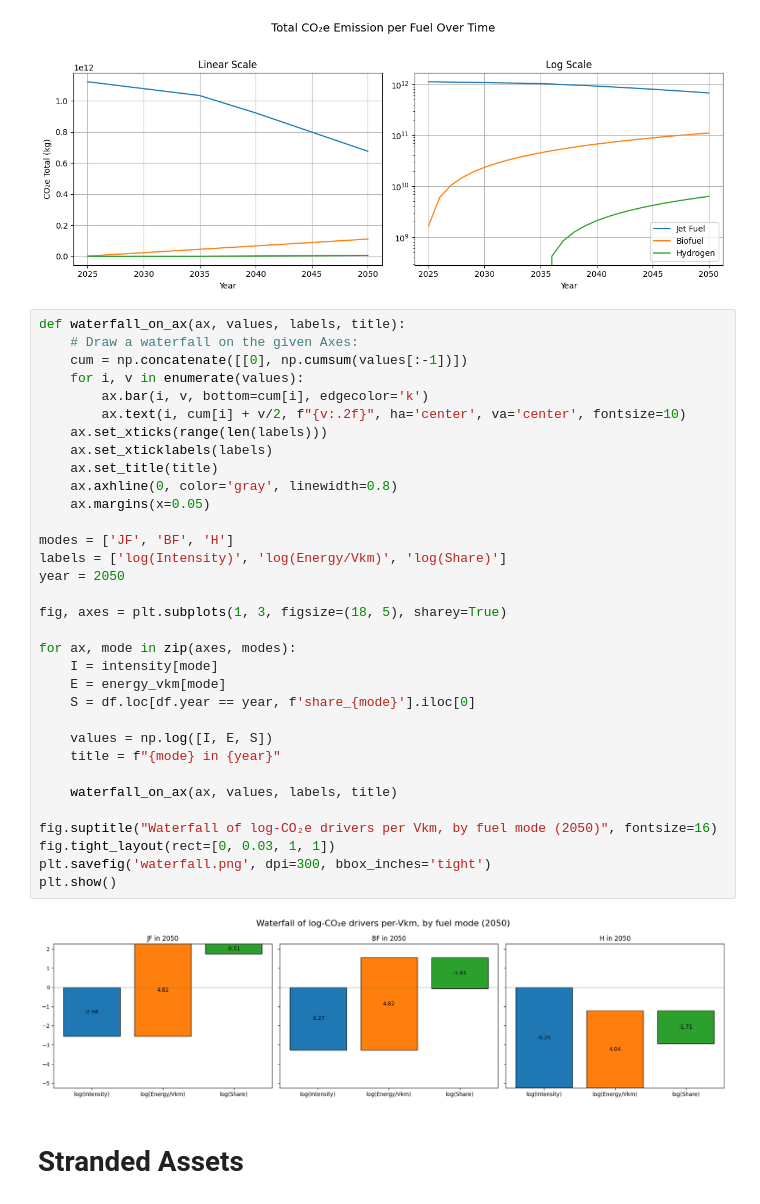
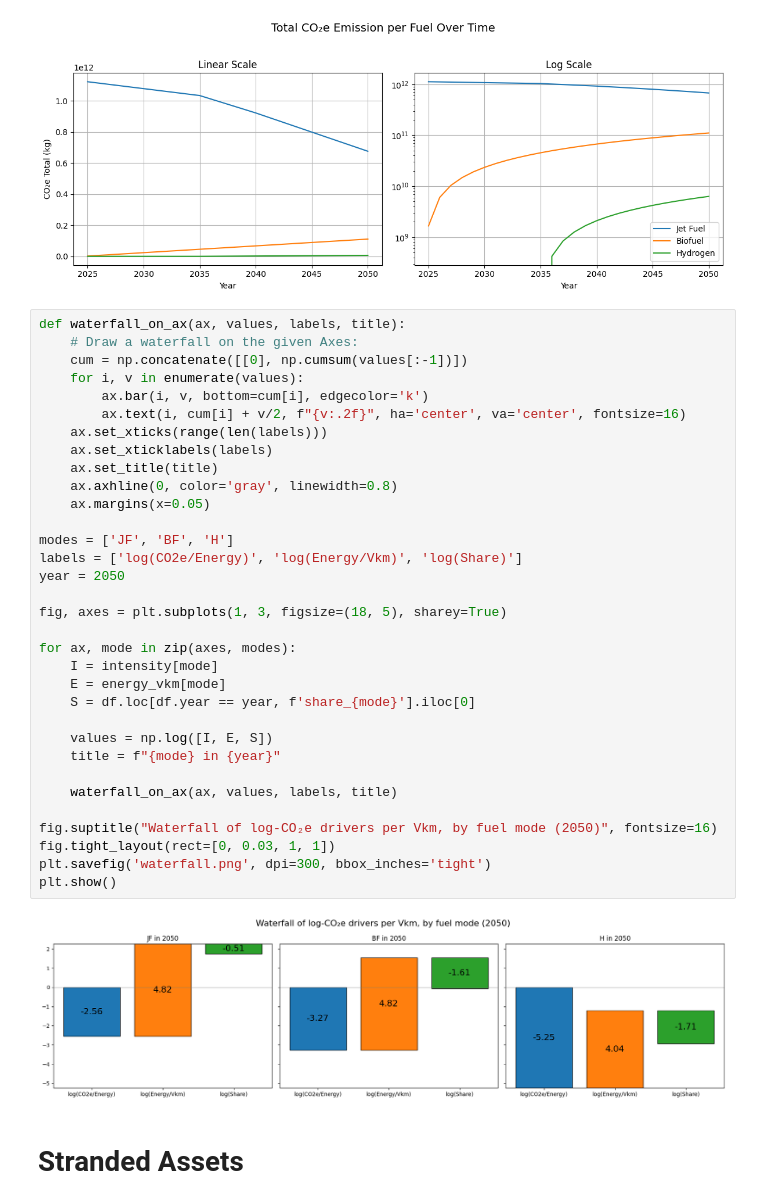
Before and after one commit to NovemberDays/Future-of-Aviation-Analysis, a Jupyter notebook: analysis.ipynb, the cells around one changed output. Drawn from its saved outputs; the diff is of its cells as text.

```diff
--- a/analysis.ipynb
+++ b/analysis.ipynb
@@ -321,36 +321,36 @@ def waterfall_on_ax(ax, values, labels, title):
     # Draw a waterfall on the given Axes:
     cum = np.concatenate([[0], np.cumsum(values[:-1])])
     for i, v in enumerate(values):
         ax.bar(i, v, bottom=cum[i], edgecolor='k')
-        ax.text(i, cum[i] + v/2, f"{v:.2f}", ha='center', va='center', fontsize=10)
+        ax.text(i, cum[i] + v/2, f"{v:.2f}", ha='center', va='center', fontsize=16)
     ax.set_xticks(range(len(labels)))
     ax.set_xticklabels(labels)
     ax.set_title(title)
     ax.axhline(0, color='gray', linewidth=0.8)
     ax.margins(x=0.05)
 
 modes = ['JF', 'BF', 'H']
-labels = ['log(Intensity)', 'log(Energy/Vkm)', 'log(Share)']
+labels = ['log(CO2e/Energy)', 'log(Energy/Vkm)', 'log(Share)']
 year = 2050
 
 fig, axes = plt.subplots(1, 3, figsize=(18, 5), sharey=True)
 
 for ax, mode in zip(axes, modes):
     I = intensity[mode]
     E = energy_vkm[mode]
     S = df.loc[df.year == year, f'share_{mode}'].iloc[0]
 
     values = np.log([I, E, S])
     title = f"{mode} in {year}"
 
     waterfall_on_ax(ax, values, labels, title)
 
 fig.suptitle("Waterfall of log-CO₂e drivers per Vkm, by fuel mode (2050)", fontsize=16)
 fig.tight_layout(rect=[0, 0.03, 1, 1])
 plt.savefig('waterfall.png', dpi=300, bbox_inches='tight')
 plt.show()
 # %% [output]
-[figure, old version]
+[figure, new version]
 # %% [markdown]
 # Stranded Assets
 # %%
```
Also changed, not shown: 1 other file.
